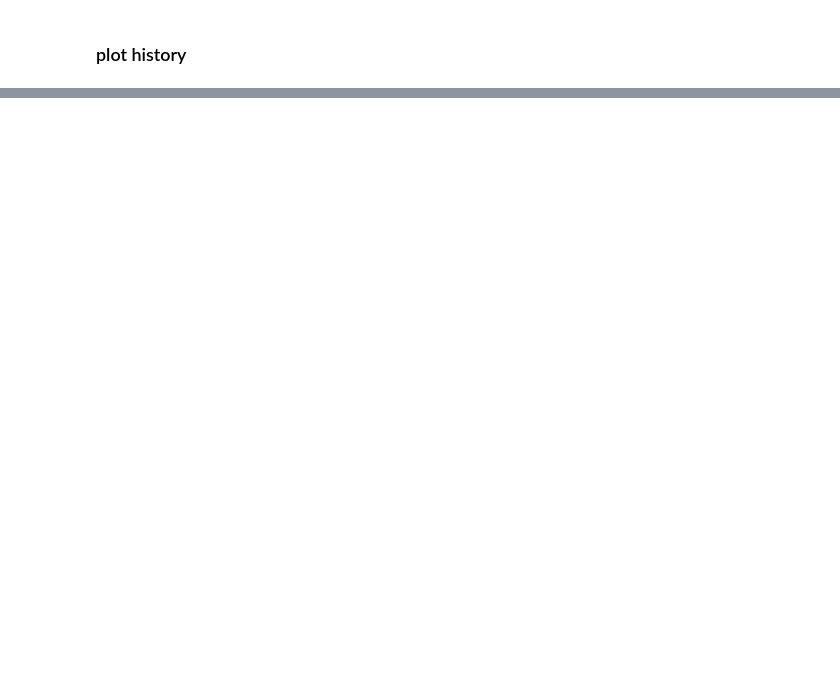
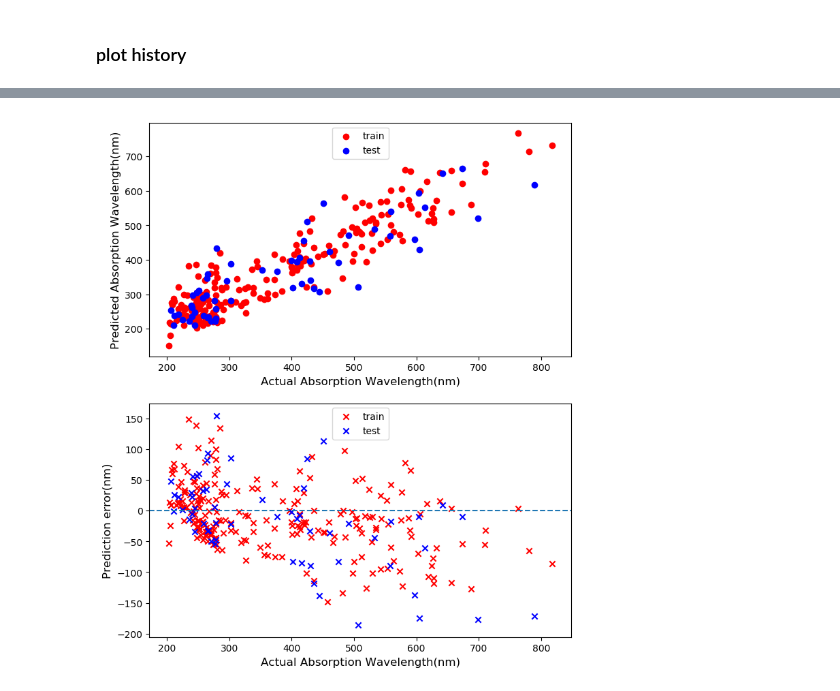
Before and after one commit to emissible/SPEEDCOM, a Jupyter notebook: SPEEDCOM/models/smiles_cnn.ipynb, the cells around one changed output, grey strips where cells are left out. Drawn from its saved outputs; the diff is of its cells as text; code cells hidden in the pictures; blank space fills up the shorter version.

```diff
--- a/SPEEDCOM/models/smiles_cnn.ipynb
+++ b/SPEEDCOM/models/smiles_cnn.ipynb
@@ -275,0 +358,20 @@ Adding an axes using the same arguments as a previous axes currently reuses the
+# %%
+plt.figure(figsize=(8, 10), dpi=100)
+plt.subplot(211)
+plt.scatter(y_train, model.predict(X_train), color = 'r', label = 'train')
+plt.scatter(y_test, model.predict(X_test), color = 'blue', label = 'test')
+plt.xlabel('Actual Absorption Wavelength(nm)', fontsize=12)
+plt.ylabel('Predicted Absorption Wavelength(nm)', fontsize=12)
+plt.legend(loc='upper center')
+
+plt.subplot(212)
+plt.scatter(y_train, model.predict(X_train)-y_train, color = 'r', label = 'train', marker= 'x')
+plt.scatter(y_test, model.predict(X_test)-y_test, color = 'blue', label = 'test', marker = 'x')
+plt.axhline(0, ls='--')
+plt.xlabel('Actual Absorption Wavelength(nm)', fontsize=12)
+plt.ylabel('Prediction error(nm)', fontsize=12)
+plt.legend(loc='upper center')
+
+plt.savefig('smiles_cnn_metrics_plot.png')
+# %% [output]
+[figure, added]
```
Also changed, not shown: parts of 56 cells of this notebook, 3 other files.
